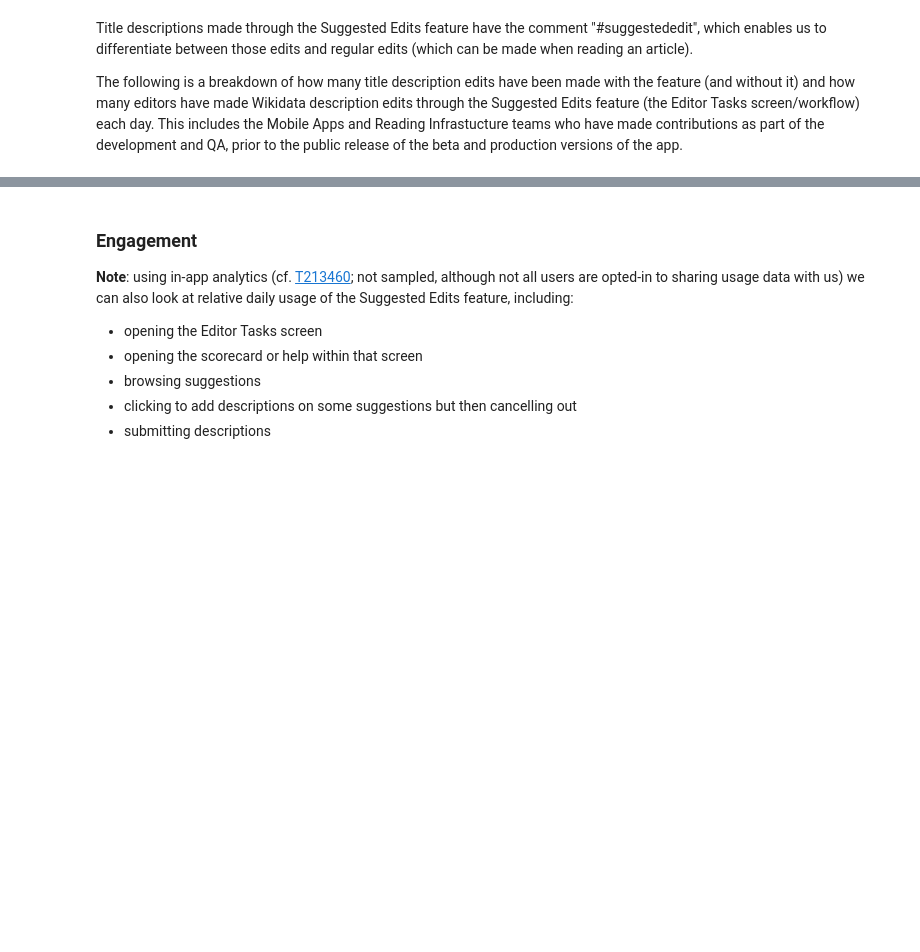
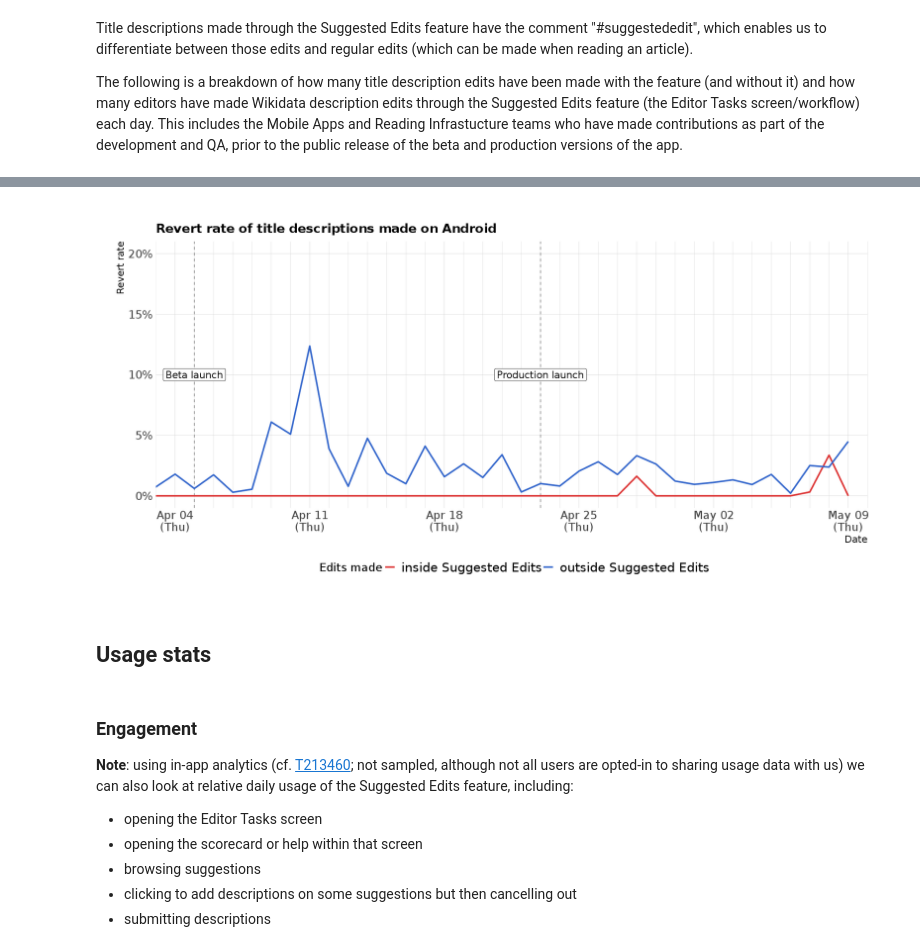
Before and after one commit to bearloga/wmf-android-suggested-edits, a Jupyter notebook: suggested-edits-v1.ipynb, the cells around one changed output, grey strips where cells are left out. Saved outputs shown, nothing was run; the diff lists cells and outputs as text; code cells hidden in the pictures; blank space fills up the shorter version.

Commit message:
Track revert rate

```diff
--- a/suggested-edits-v1.ipynb
+++ b/suggested-edits-v1.ipynb
@@ -253,0 +268,3 @@ p1 + p2 + plot_layout(ncol = 1)
+# %%
+revert_status_data <- readr::read_csv("revert_status_data.csv.gz", col_types = "DTiiicli", progress = FALSE) %>%
+    mutate(made = factor(edit_type, c("suggested", "regular"), c("inside Suggested Edits", "outside Suggested Edits")))
@@ -254,3 +316,25 @@ p1 + p2 + plot_layout(ncol = 1)
+# %%
+options(repr.plot.width = 16, repr.plot.height = 8)
+revert_status_data %>%
+    group_by(rev_date, made) %>%
+    summarize(revert_rate = mean(reverted)) %>%
+    ggplot() +
+    geom_vline(aes(xintercept = date), data = feature_release_dates, linetype = "dashed", color = "gray50") +
+    geom_label(aes(x = date, y = 0.1, label = release), data = feature_release_dates, size = 5) +
+    geom_line(aes(x = rev_date, y = revert_rate, color = made), size = 1.1) +
+    scale_color_manual(values = c("inside Suggested Edits" = "#dd3333", "outside Suggested Edits" = "#3366cc")) +
+    scale_y_continuous(labels = scales::percent_format(1), minor_breaks = NULL) +
+    scale_x_date(date_breaks = "7 days", date_minor_breaks = "1 day", date_labels = "%b %d\n(%a)", expand = c(0, 1)) +
+    coord_cartesian(xlim = edit_date_range, ylim = c(0, 0.2)) +
+    hrbrthemes::theme_ipsum("DejaVu Sans", base_size = 16, strip_text_face = "bold",
+                            caption_size = 12, axis_title_size = 14, subtitle_size = 14) +
+    theme(legend.position = "bottom", panel.grid.minor.y = element_blank(), legend.text = element_text(size = 18)) +
+    labs(x = "Date", y = "Revert rate", color = "Edits made",
+         title = "Revert rate of title descriptions made on Android")
+# %% [output]
+[figure, added]
+# %% [markdown]
+## Usage stats
 # %%
 el_query <- "USE event;
 SELECT
```
Also changed, not shown: parts of 24 cells of this notebook, 5 other files.
